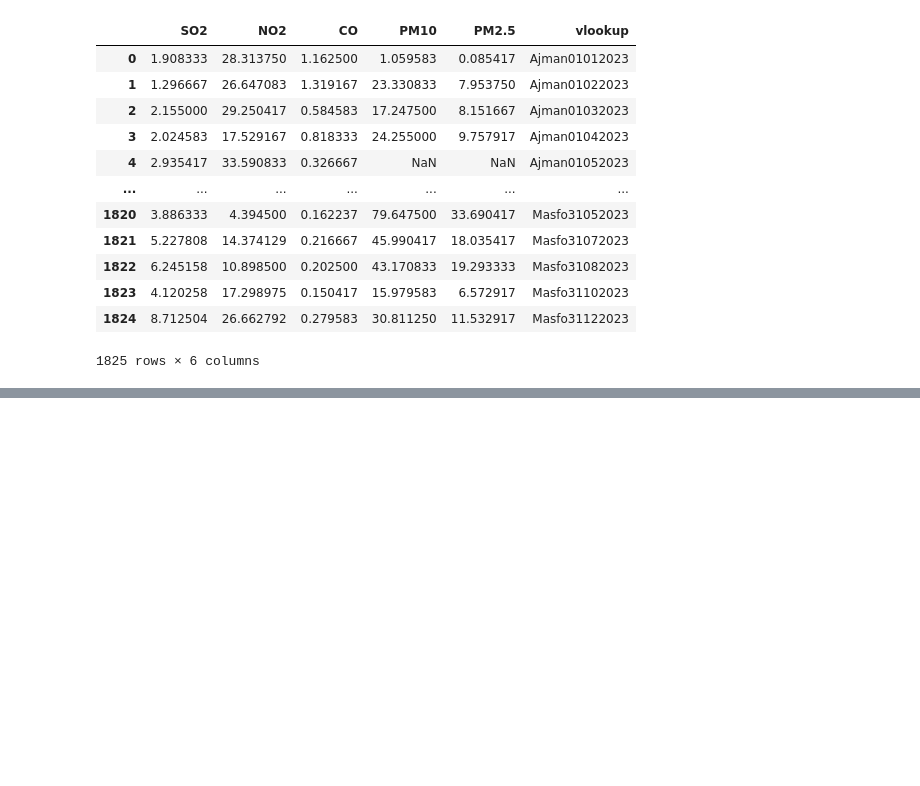
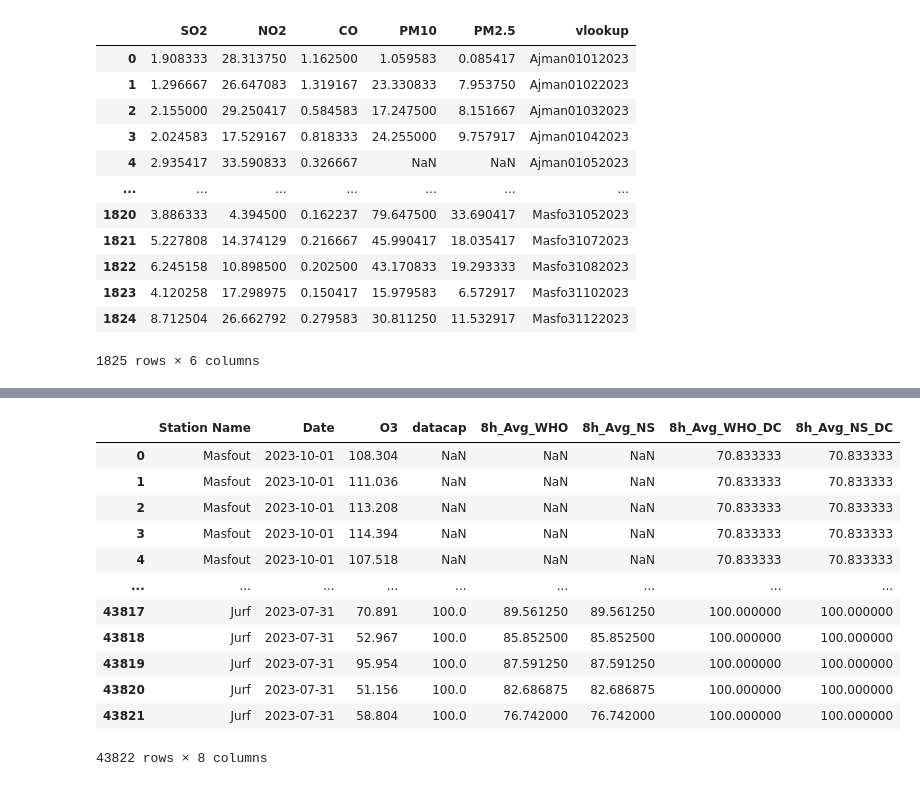
Before and after one commit to iamabishekdogra/vikrant_dubai, a Jupyter notebook: convert.ipynb, the cells around one changed output, grey strips where cells are left out. Cells and saved outputs as stored; diff of their text form; code cells hidden in the pictures; blank space fills up the shorter version.

```diff
--- a/convert.ipynb
+++ b/convert.ipynb
@@ -183,0 +127,16 @@ See the caveats in the documentation: https://pandas.pydata.org/pandas-docs/stab
+# %%
+df2
+# %% [output]
+|  | Station Name | Date | O3 | datacap | 8h_Avg_WHO | 8h_Avg_NS | 8h_Avg_WHO_DC | 8h_Avg_NS_DC |
+| 0 | Masfout | 2023-10-01 | 108.304 | NaN | NaN | NaN | 70.833333 | 70.833333 |
+| 1 | Masfout | 2023-10-01 | 111.036 | NaN | NaN | NaN | 70.833333 | 70.833333 |
+| 2 | Masfout | 2023-10-01 | 113.208 | NaN | NaN | NaN | 70.833333 | 70.833333 |
+| 3 | Masfout | 2023-10-01 | 114.394 | NaN | NaN | NaN | 70.833333 | 70.833333 |
+| 4 | Masfout | 2023-10-01 | 107.518 | NaN | NaN | NaN | 70.833333 | 70.833333 |
+| ... | ... | ... | ... | ... | ... | ... | ... | ... |
+| 43817 | Jurf | 2023-07-31 | 70.891 | 100.0 | 89.561250 | 89.561250 | 100.000000 | 100.000000 |
+| 43818 | Jurf | 2023-07-31 | 52.967 | 100.0 | 85.852500 | 85.852500 | 100.000000 | 100.000000 |
+| 43819 | Jurf | 2023-07-31 | 95.954 | 100.0 | 87.591250 | 87.591250 | 100.000000 | 100.000000 |
+| 43820 | Jurf | 2023-07-31 | 51.156 | 100.0 | 82.686875 | 82.686875 | 100.000000 | 100.000000 |
+| 43821 | Jurf | 2023-07-31 | 58.804 | 100.0 | 76.742000 | 76.742000 | 100.000000 | 100.000000 |
+43822 rows × 8 columns
```
Also changed, not shown: parts of 4 cells of this notebook, 3 other files.
